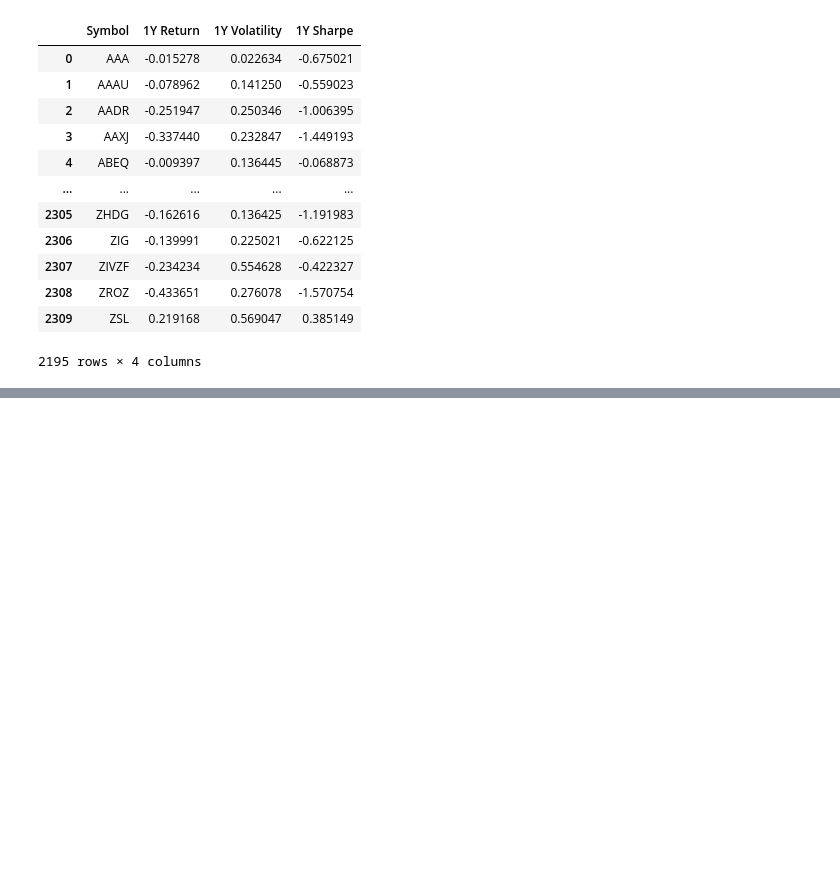
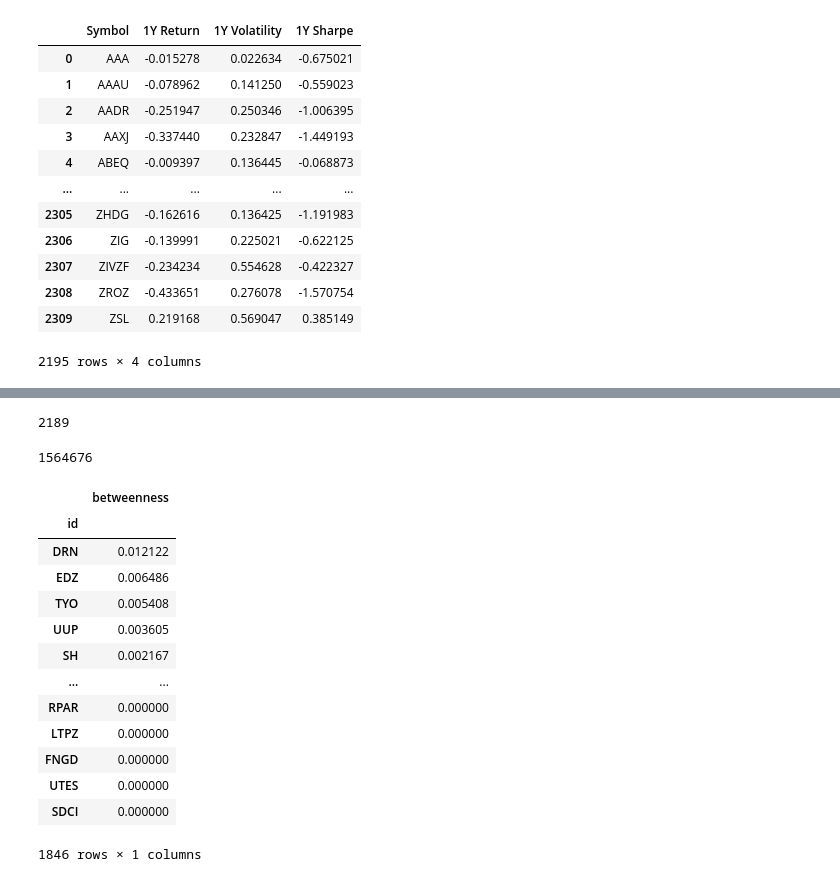
Before and after one commit to arthurchieppe/redsoc-projeto, a Jupyter notebook: YahooFinanceDataset.ipynb, the cells around one changed output, grey strips where cells are left out. Saved outputs shown, nothing was run; the diff lists cells and outputs as text; code cells hidden in the pictures; blank space fills up the shorter version.

```diff
--- a/YahooFinanceDataset.ipynb
+++ b/YahooFinanceDataset.ipynb
@@ -170,0 +170,52 @@ media_jrg
+# %%
+g = Graph(directed=False) # não-dirigido
+# %%
+for fund in fund_holdings.keys():
+    try:
+        g.add_vertex(fund)
+    except:
+        print(fund)
+# %%
+for row, col in distances.iterrows():
+    for index, value in col.items():
+        if row == index:
+            continue
+
+        if value > media_jrg:
+            continue
+
+        try:
+            g.add_edge(row, index)
+        except:
+            pass
+# %%
+n = g.num_vertices()
+n
+# %% [output]
+2189
+# %%
+m = g.num_edges()
+m
+# %% [output]
+1564676
+# %%
+g = gt_clean(g)
+# %%
+bc, _ = centrality.betweenness(g)
+g.add_vp('betweenness', bc)
+gt_data(g).loc[:, :].sort_values('betweenness', ascending=False)
+# %% [output]
+|  | betweenness |
+| id |  |
+| DRN | 0.012122 |
+| EDZ | 0.006486 |
+| TYO | 0.005408 |
+| UUP | 0.003605 |
+| SH | 0.002167 |
+| ... | ... |
+| RPAR | 0.000000 |
+| LTPZ | 0.000000 |
+| FNGD | 0.000000 |
+| UTES | 0.000000 |
+| SDCI | 0.000000 |
+1846 rows × 1 columns
```
Also changed, not shown: parts of 19 cells of this notebook, 1 other file.
